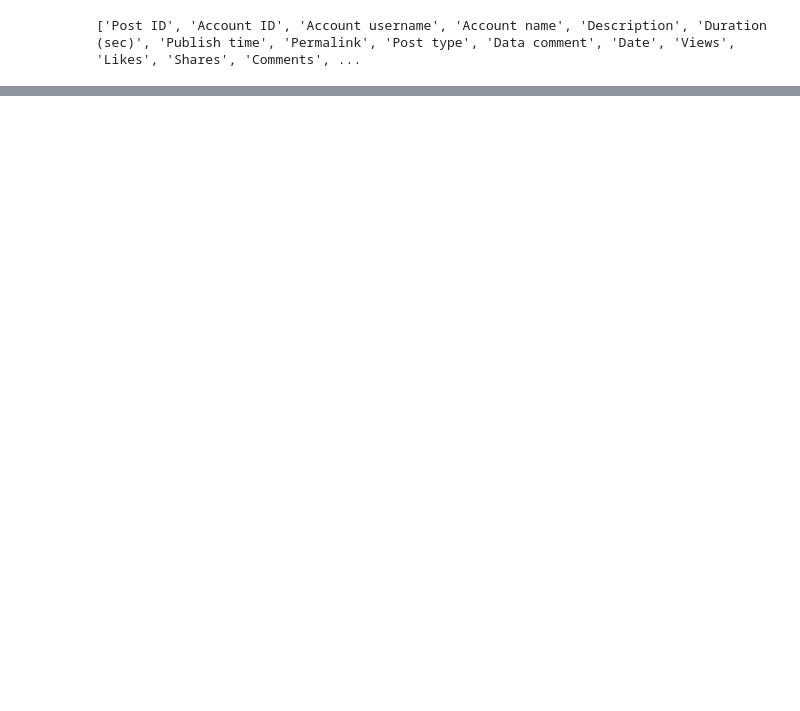
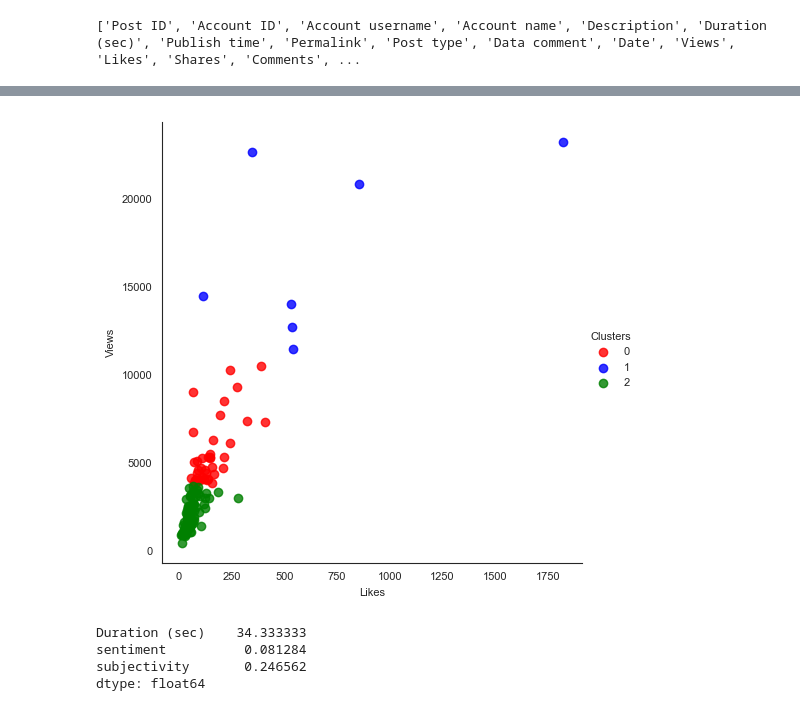
Before and after one commit to tylerparker22/work_to_show, a Jupyter notebook: Arkansas Tech Social Media/Untitled.ipynb, the cells around one changed output, grey strips where cells are left out. Drawn from its saved outputs; the diff is of its cells as text; code cells hidden in the pictures; blank space fills up the shorter version.

```diff
--- a/Arkansas Tech Social Media/Untitled.ipynb
+++ b/Arkansas Tech Social Media/Untitled.ipynb
@@ -41,4 +38,16 @@ conn.close()
+# %%
+df['Reach'] = pd.to_numeric(df['Reach'], errors='coerce')
+df['Views'] = pd.to_numeric(df['Views'], errors='coerce')
+df['Likes'] = pd.to_numeric(df['Likes'], errors='coerce')
+df['Duration (sec)'] = pd.to_numeric(df['Duration (sec)'], errors='coerce')
+
+df['LVR'] = (df['Likes'] / df['Views']) * 100
+df['R_VR'] = (df['Reach'] / df['Views']) * 100
 # %%
 print(df.columns.tolist())
 # %% [output]
 ['Post ID', 'Account ID', 'Account username', 'Account name', 'Description', 'Duration (sec)', 'Publish time', 'Permalink', 'Post type', 'Data comment', 'Date', 'Views', 'Likes', 'Shares', 'Comments', ...
+# %%
+var1 = 'Likes'
+var2 = 'Views'
+constant = 'Post type'
@@ -44,0 +116,4 @@ print(df.columns.tolist())
+# %%
+#Look at cluster membership
+df['cluster'] = clusters.tolist()
+df.head()
@@ -44,0 +127,9 @@ print(df.columns.tolist())
+# %%
+df[var1] = pd.to_numeric(df[var1], errors='coerce')  # 'coerce' will convert non-convertible values to NaN
+df[var2] = pd.to_numeric(df[var2], errors='coerce')
+
+#cluster summary
+p1=df.pivot_table(index="cluster",values=[var1,var2],aggfunc="mean")
+p2=df.pivot_table(index="cluster",values=[Constant],aggfunc="count")
+print("Cluster Means \n",p1)
+print("\n \n Number of, {Constant}, per Cluster \n",p2)
@@ -44,0 +151,16 @@ print(df.columns.tolist())
+# %%
+#plotting clusters
+import seaborn as sns
+import matplotlib.pyplot as plt
+df["Clusters"]=clusters
+#set font size of labels on matplotlib plots
+plt.rc('font', size=8)
+sns.set_style('white')
+#set the colors used in the graph, see https://xkcd.com/color/rgb/
+customPalette = ['red', 'blue', 'green', 'yellow', 'black' ]
+sns.set_palette(customPalette)
+#plot data with seaborn
+facet = sns.lmplot(data=df, x=var1, y=var2, hue='Clusters',
+fit_reg=False, legend=True)
+# %% [output]
+[figure, added]
@@ -44,0 +180,9 @@ print(df.columns.tolist())
+# %%
+LVR_mean = cluster_0['LVR'].mean()
+high_lvr = cluster_0[cluster_0['LVR'] > LVR_mean]
+print(high_lvr[['Duration (sec)', 'sentiment', 'subjectivity']].mean())
+# %% [output]
+Duration (sec)    34.333333
+sentiment          0.081284
+subjectivity       0.246562
+dtype: float64
```
Also changed, not shown: parts of 11 cells of this notebook, 8 other files.
